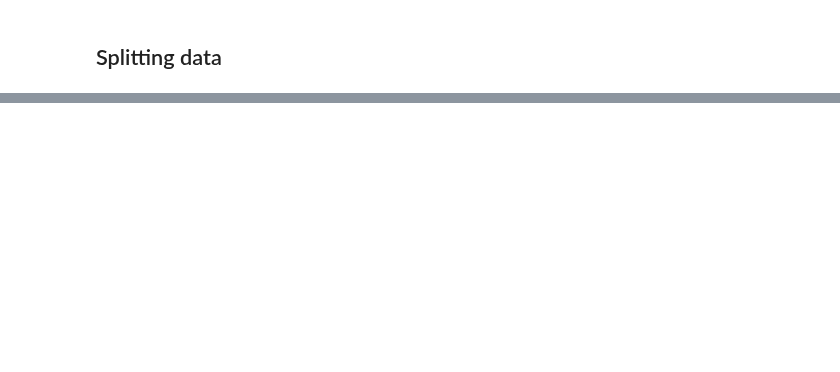
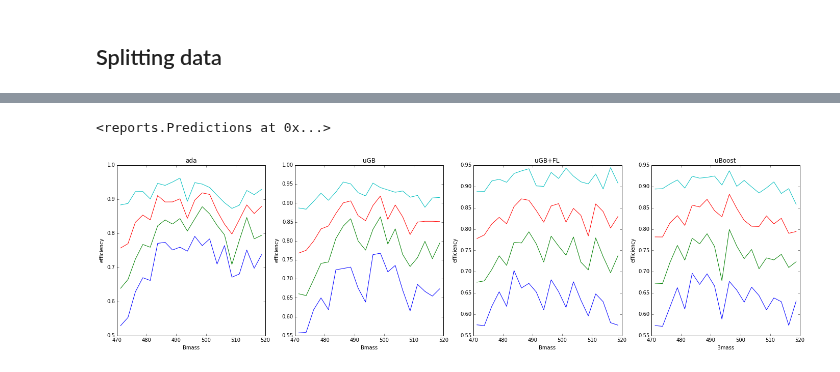
Before and after one commit to anaderi/lhcb_trigger_ml, a Jupyter notebook: IPythonWorkflow/Analysis_KsIntoMuMu.ipynb, the cells around one changed output, grey strips where cells are left out. Saved outputs shown, nothing was run; the diff lists cells and outputs as text; code cells hidden in the pictures; blank space fills up the shorter version.

```diff
--- a/IPythonWorkflow/Analysis_KsIntoMuMu.ipynb
+++ b/IPythonWorkflow/Analysis_KsIntoMuMu.ipynb
@@ -76,4 +103,4 @@ We spent 2457.33 seconds on parallel training
 # %%
-classifiers['uBoost'] = uboost.uBoostClassifier(uniform_variables=uniform_variables, train_variables=train_variables,
-                    n_estimators=n_estimators, base_estimator=base_tree, efficiency_steps=11, ipc_profile=ipc_profile) \
-                        .fit(trainX, trainY)
+%%time
+tis['uBoost'] = uboost.uBoostClassifier(uniform_variables=uniform_variables, train_variables=tis_variables,
+            n_estimators=n_estimators, base_estimator=base_tree, efficiency_steps=11, ipc_profile=ipc_profile).fit(trainX, trainY)
@@ -79,0 +110,6 @@ classifiers['uBoost'] = uboost.uBoostClassifier(uniform_variables=uniform_variab
+# %%
+tis_preds = tis.test_on(testX, testY, low_memory=False)
+tis_preds.efficiency(uniform_variables=uniform_variables)
+# %% [output]
+<reports.Predictions at 0x...>
+[figure, added]
```
Also changed, not shown: parts of 34 cells of this notebook.
